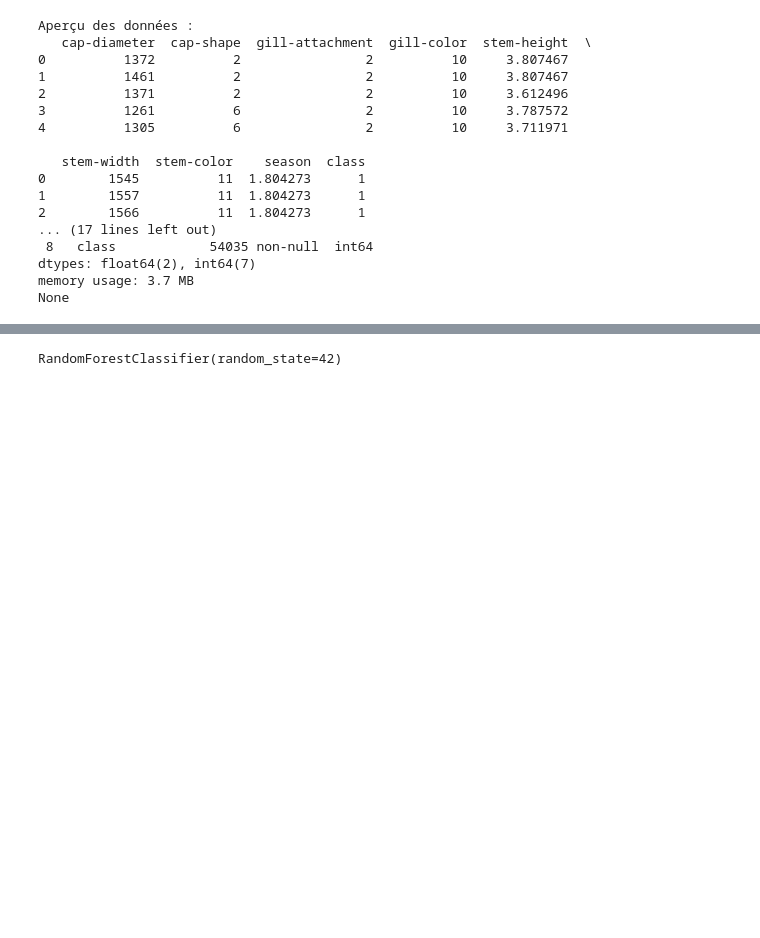
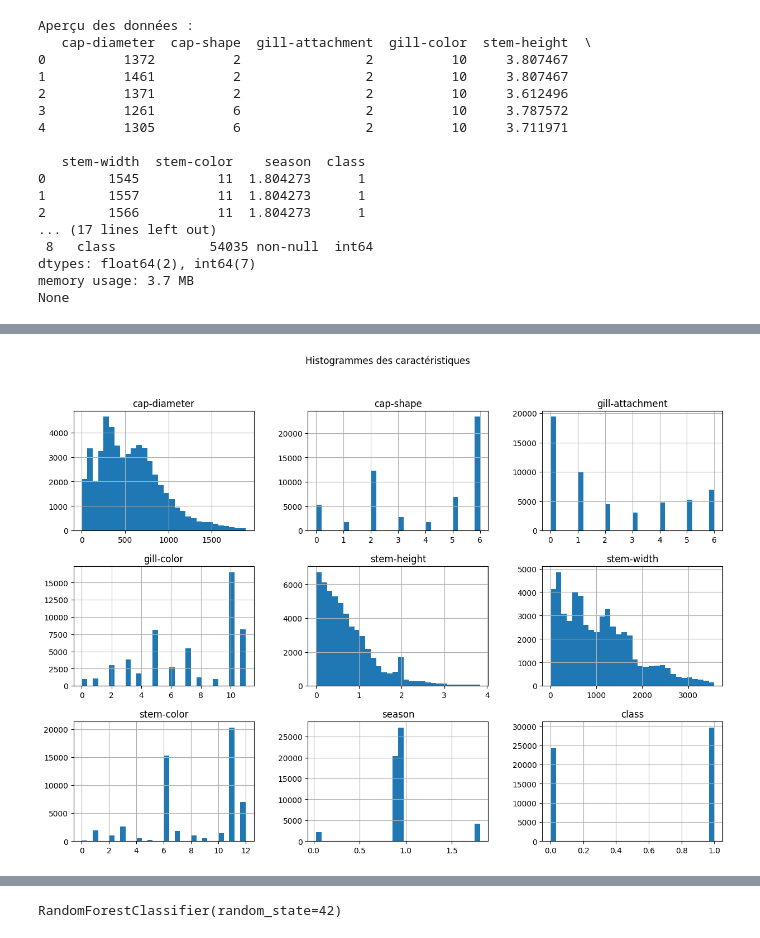
Before and after one commit to onissan19/ML-mush, a Jupyter notebook: mushroom.ipynb, the cells around one changed output, grey strips where cells are left out. Drawn from its saved outputs; the diff is of its cells as text; code cells hidden in the pictures; blank space fills up the shorter version.

```diff
--- a/mushroom.ipynb
+++ b/mushroom.ipynb
@@ -36,0 +62,7 @@ None
+# %%
+# Histogrammes pour chaque caractéristique
+data.hist(bins=30, figsize=(15, 10))
+plt.suptitle("Histogrammes des caractéristiques")
+plt.show()
+# %% [output]
+[figure, added]
```
Also changed, not shown: parts of 5 cells of this notebook.
